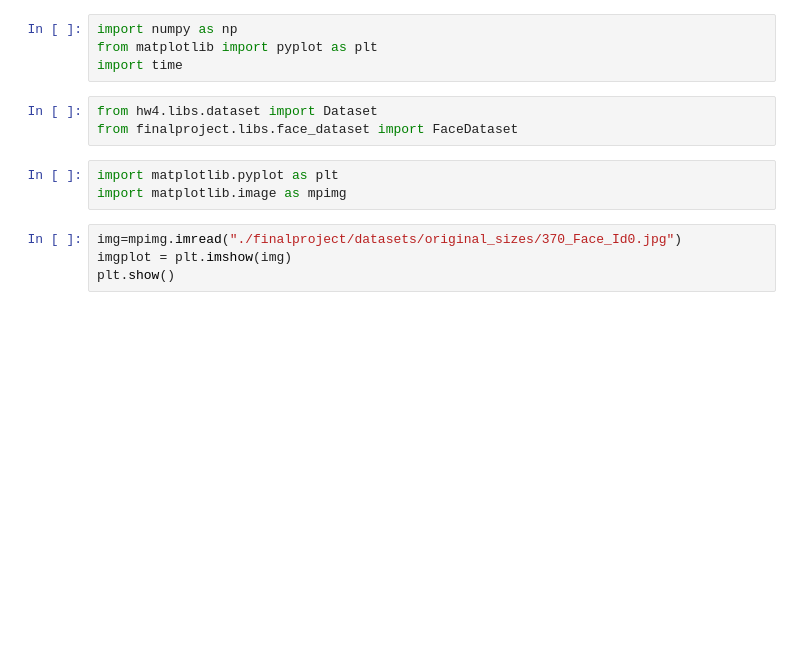
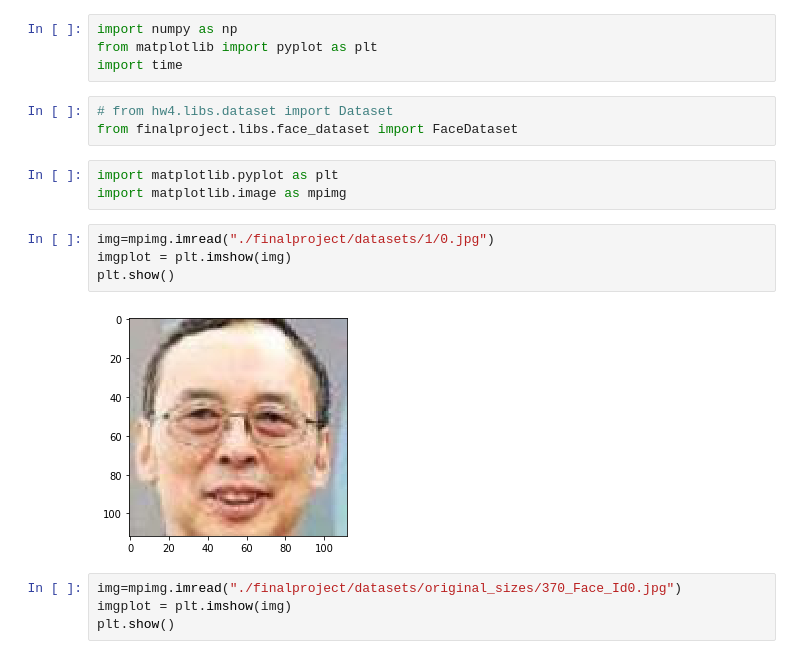
Before and after one commit to ardihikaru/mlsp, a Jupyter notebook: final-project.ipynb, the cells around one changed output. Saved outputs shown, nothing was run; the diff lists cells and outputs as text; blank space fills up the shorter version.

```diff
--- a/final-project.ipynb
+++ b/final-project.ipynb
@@ -3,11 +3,17 @@ import numpy as np
 from matplotlib import pyplot as plt
 import time
 # %%
-from hw4.libs.dataset import Dataset
+# from hw4.libs.dataset import Dataset
 from finalproject.libs.face_dataset import FaceDataset
 # %%
 import matplotlib.pyplot as plt
 import matplotlib.image as mpimg
+# %%
+img=mpimg.imread("./finalproject/datasets/1/0.jpg")
+imgplot = plt.imshow(img)
+plt.show()
+# %% [output]
+[figure, added]
 # %%
 img=mpimg.imread("./finalproject/datasets/original_sizes/370_Face_Id0.jpg")
 imgplot = plt.imshow(img)
```
Also changed, not shown: parts of 3 cells of this notebook, 20 other files.
